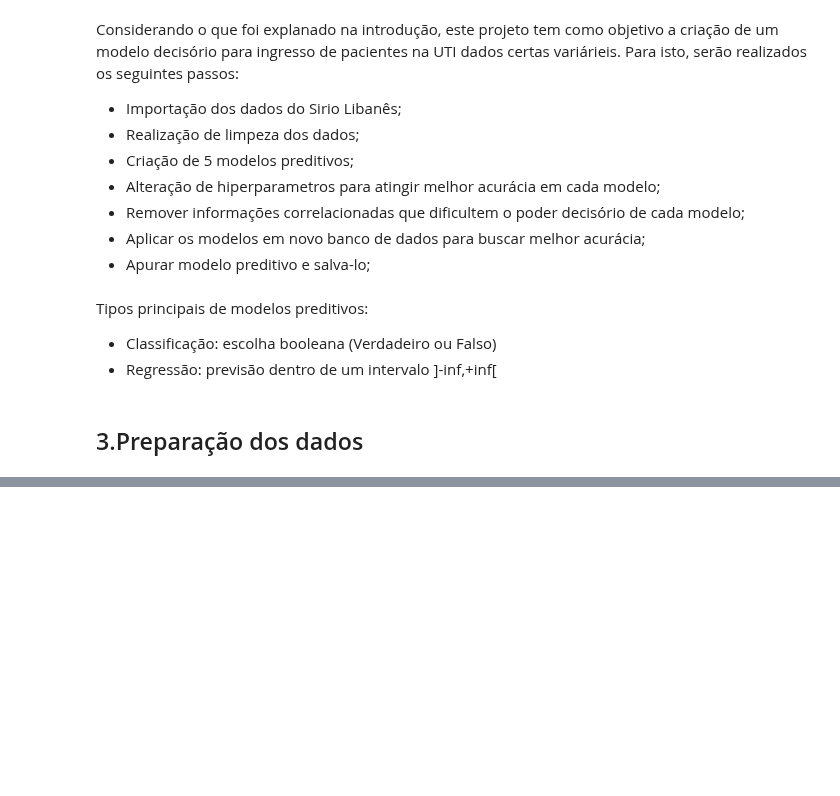
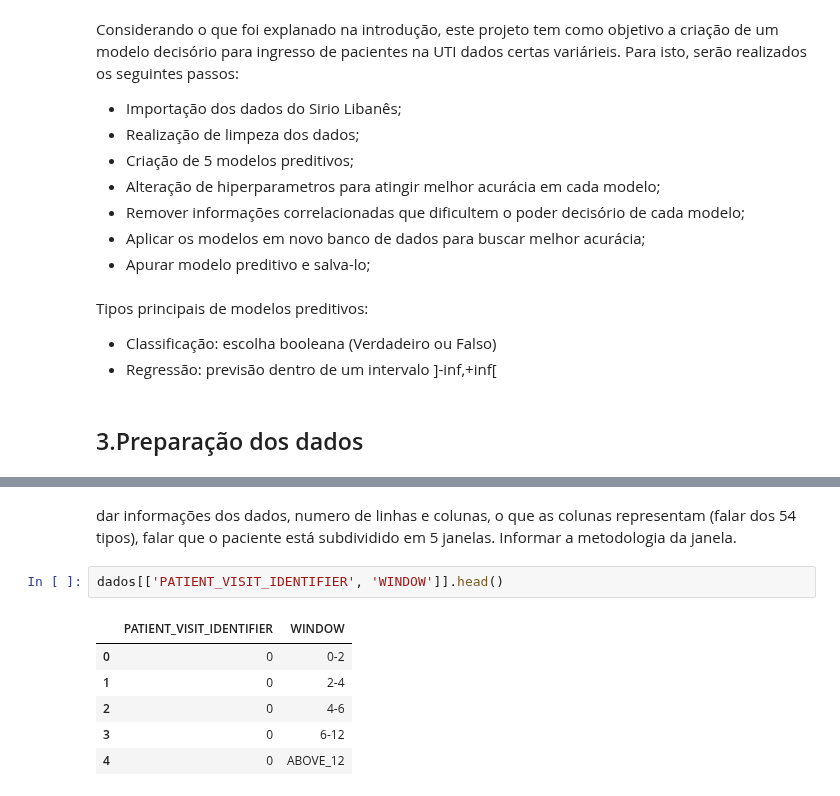
Before and after one commit to VitorFRodrigues/Data-Science-Bootcamp, a Jupyter notebook: Proj05_final/Notebook/Bootcamp_Proj_05.ipynb, the cells around one changed output, grey strips where cells are left out. Drawn from its saved outputs; the diff is of its cells as text; blank space fills up the shorter version.

```diff
--- a/Proj05_final/Notebook/Bootcamp_Proj_05.ipynb
+++ b/Proj05_final/Notebook/Bootcamp_Proj_05.ipynb
@@ -34,0 +63,11 @@ Tipos principais de modelos preditivos:
+# %% [markdown]
+dar informações dos dados, numero de linhas e colunas, o que as colunas representam (falar dos 54 tipos), falar que o paciente está subdividido em 5 janelas. Informar a metodologia da janela.
+# %%
+dados[['PATIENT_VISIT_IDENTIFIER', 'WINDOW']].head()
+# %% [output]
+|  | PATIENT_VISIT_IDENTIFIER | WINDOW |
+| 0 | 0 | 0-2 |
+| 1 | 0 | 2-4 |
+| 2 | 0 | 4-6 |
+| 3 | 0 | 6-12 |
+| 4 | 0 | ABOVE_12 |
```
Also changed, not shown: parts of 10 cells of this notebook.
